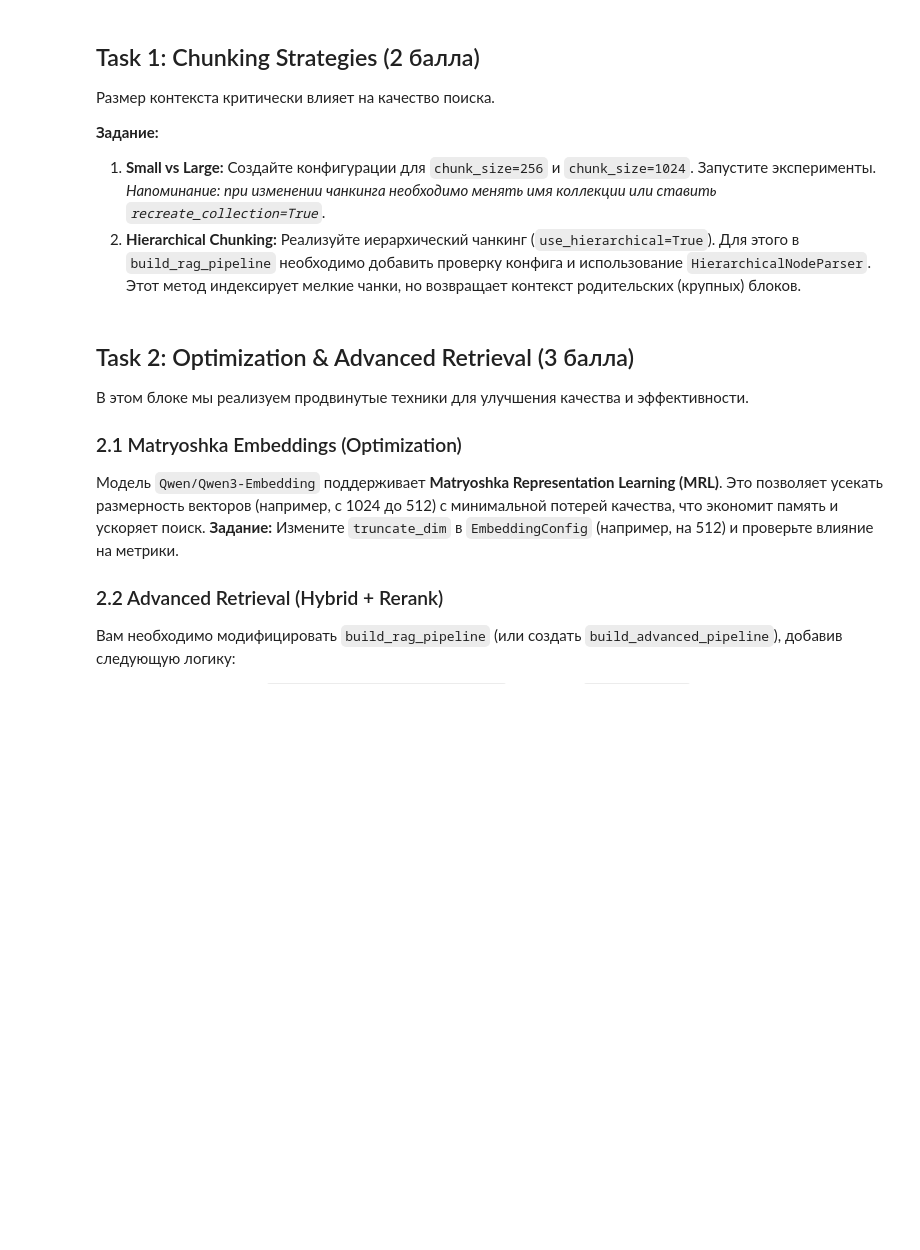
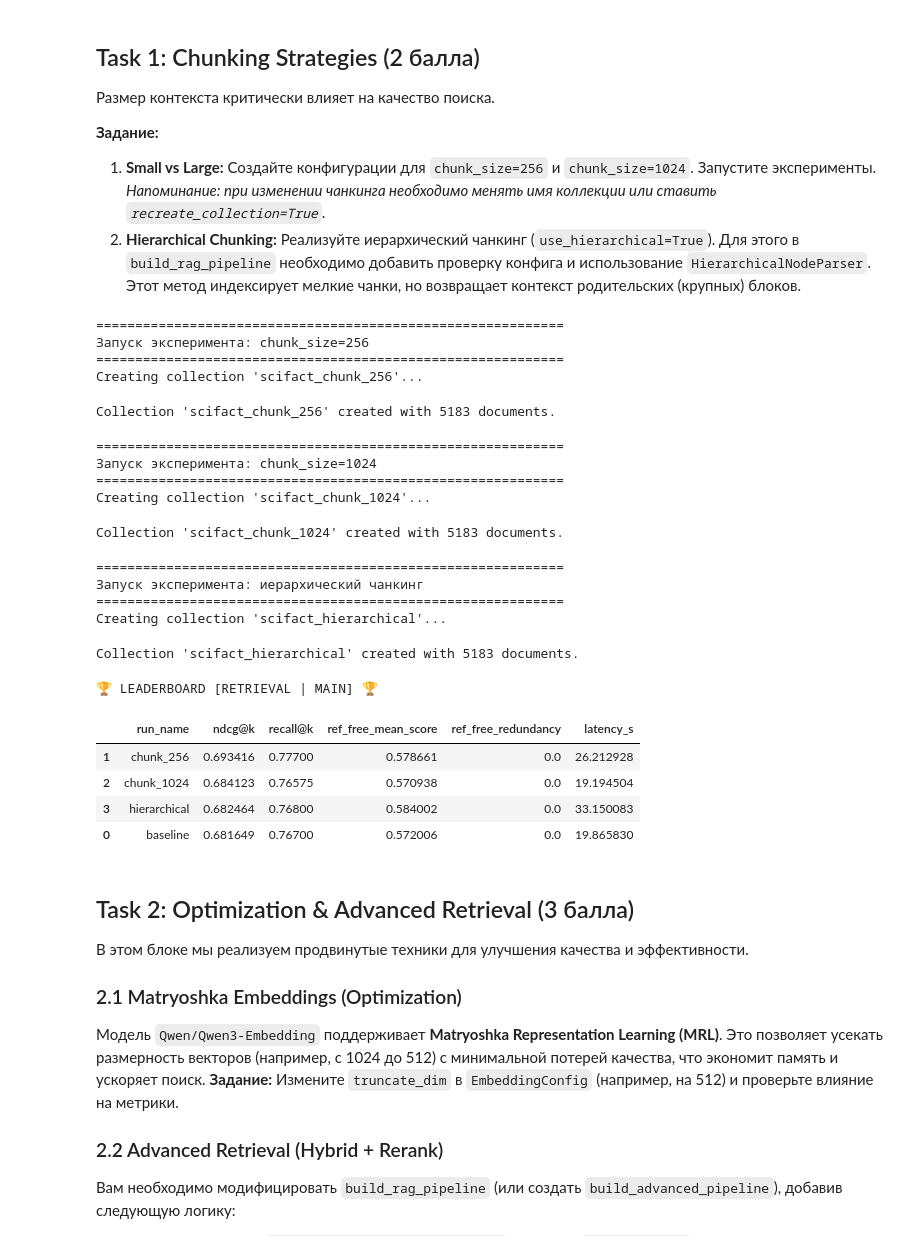
Before and after one commit to Dimentel/NLP-course, a Jupyter notebook: 11.RAG/homework/NLP2_homework_2_RAG.ipynb, the cells around one changed output. Saved outputs shown, nothing was run; the diff lists cells and outputs as text; code cells hidden in the pictures; blank space fills up the shorter version.

```diff
--- a/11.RAG/homework/NLP2_homework_2_RAG.ipynb
+++ b/11.RAG/homework/NLP2_homework_2_RAG.ipynb
@@ -524,14 +613,70 @@ Embeddings have been explicitly disabled. Using MockEmbedding.
 # %%
 # TODO: Update build_rag_pipeline to support HierarchicalNodeParser
 
 # TODO: Define Configs
-# cfg_256 = ...
-# cfg_1024 = ...
-# cfg_hier = ...
+cfg_256 = RAGConfig(
+    name="chunk_256",
+    chunking=ChunkingConfig(chunk_size=256, chunk_overlap=50),
+    retrieval=RetrievalConfig(top_k=5, overfetch_k=15),
+    qdrant_collection="scifact_chunk_256",
+    recreate_collection=False
+)
+cfg_1024 = RAGConfig(
+    name="chunk_1024",
+    chunking=ChunkingConfig(chunk_size=1024, chunk_overlap=200),
+    retrieval=RetrievalConfig(top_k=5, overfetch_k=15),
+    qdrant_collection="scifact_chunk_1024",
+    recreate_collection=False
+)
+cfg_hier = RAGConfig(
+    name="hierarchical",
+    chunking=ChunkingConfig(
+        chunk_size=512,
+        chunk_overlap=100,
+        use_hierarchical=True,
+        child_chunk_size=256
+    ),
+    retrieval=RetrievalConfig(top_k=5, overfetch_k=15),
+    qdrant_collection="scifact_hierarchical",
+    recreate_collection=False
+)
 
 # TODO: Run Experiments
-# run_retrieval(cfg_256, "main", "chunk_256")
-# show_leaderboard("retrieval", "main")
+print("=" * 60)
+print("Запуск эксперимента: chunk_size=256")
+print("=" * 60)
+run_retrieval(cfg_256, "main", "chunk_256")
+print("\n" + "=" * 60)
+print("Запуск эксперимента: chunk_size=1024")
+print("=" * 60)
+run_retrieval(cfg_1024, "main", "chunk_1024")
+print("\n" + "=" * 60)
+print("Запуск эксперимента: иерархический чанкинг")
+print("=" * 60)
+run_retrieval(cfg_hier, "main", "hierarchical")
+show_leaderboard("retrieval", "main")
+# %% [output]
+============================================================
+Запуск эксперимента: chunk_size=256
+============================================================
+Creating collection 'scifact_chunk_256'...
+Collection 'scifact_chunk_256' created with 5183 documents.
+============================================================
+Запуск эксперимента: chunk_size=1024
+============================================================
+Creating collection 'scifact_chunk_1024'...
+Collection 'scifact_chunk_1024' created with 5183 documents.
+============================================================
+Запуск эксперимента: иерархический чанкинг
+============================================================
+Creating collection 'scifact_hierarchical'...
+Collection 'scifact_hierarchical' created with 5183 documents.
+🏆 LEADERBOARD [RETRIEVAL | MAIN] 🏆
+|  | run_name | ndcg@k | recall@k | ref_free_mean_score | ref_free_redundancy | latency_s |
+| 1 | chunk_256 | 0.693416 | 0.77700 | 0.578661 | 0.0 | 26.212928 |
+| 2 | chunk_1024 | 0.684123 | 0.76575 | 0.570938 | 0.0 | 19.194504 |
+| 3 | hierarchical | 0.682464 | 0.76800 | 0.584002 | 0.0 | 33.150083 |
+| 0 | baseline | 0.681649 | 0.76700 | 0.572006 | 0.0 | 19.865830 |
 # %% [markdown]
 ## Task 2: Optimization & Advanced Retrieval (3 балла)
 
```
Also changed, not shown: parts of 13 cells of this notebook.
